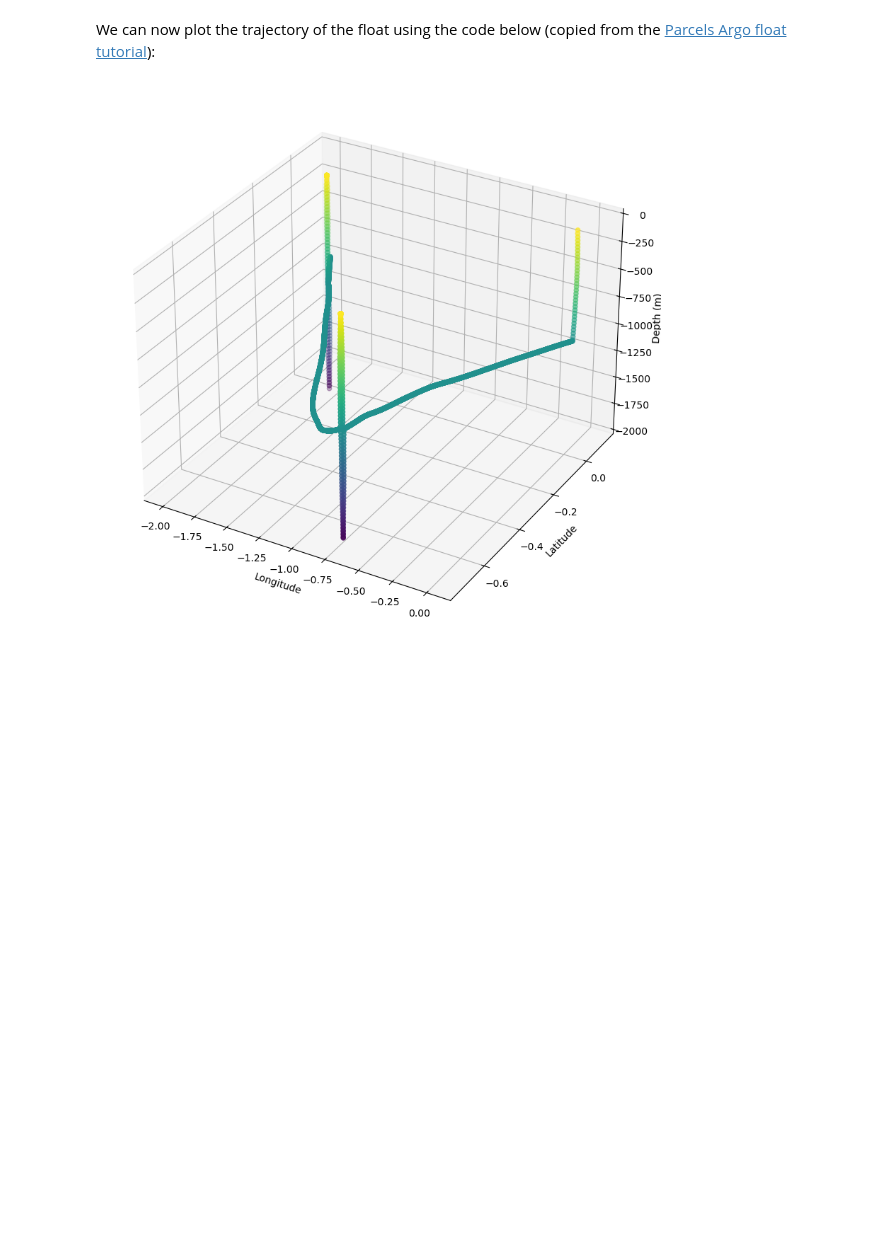
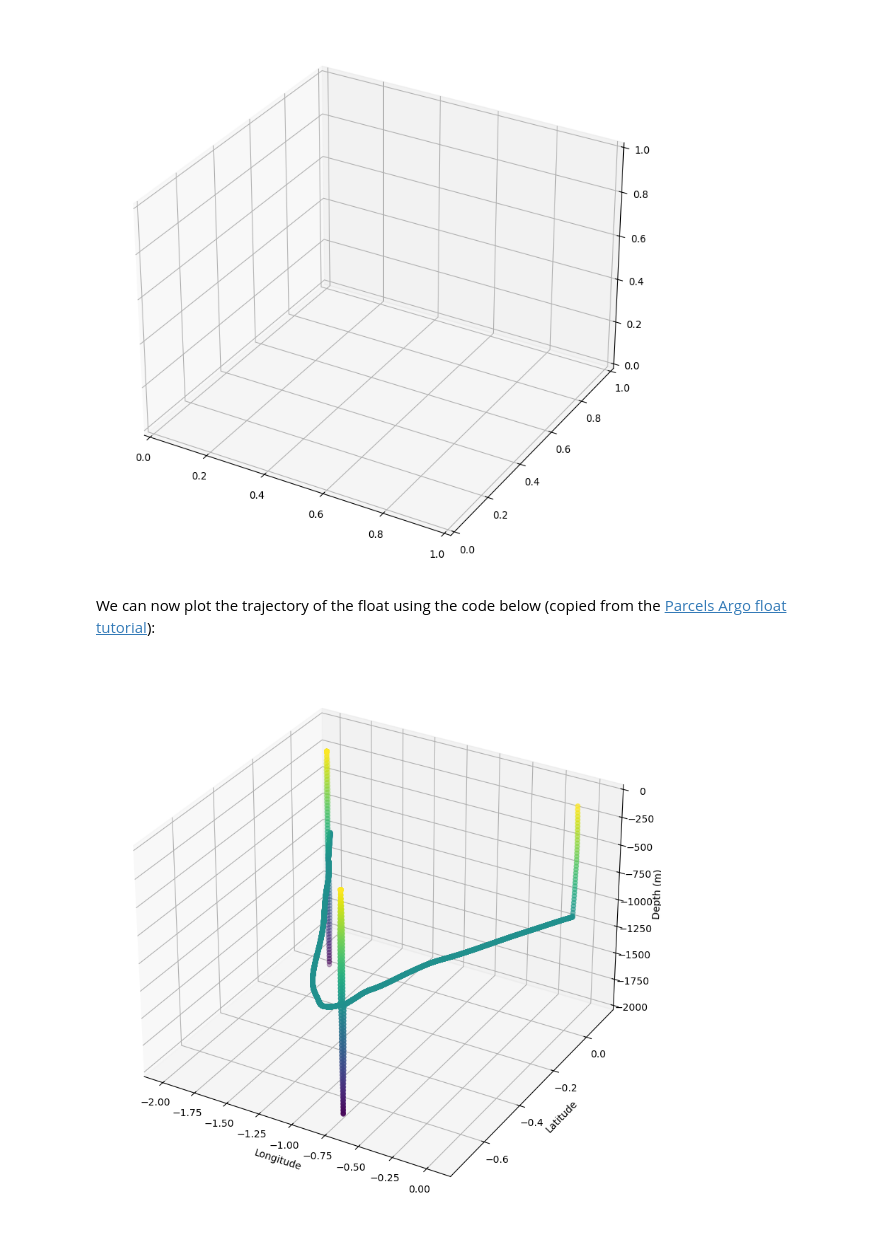
Before and after one commit to Parcels-code/virtualship, a Jupyter notebook: docs/user-guide/tutorials/Argo_data_tutorial.ipynb, the cells around one changed output. Saved outputs shown, nothing was run; the diff lists cells and outputs as text; code cells hidden in the pictures; blank space fills up the shorter version.

```diff
--- a/docs/user-guide/tutorials/Argo_data_tutorial.ipynb
+++ b/docs/user-guide/tutorials/Argo_data_tutorial.ipynb
@@ -39,3 +121,9 @@ ds = xr.open_zarr("/Users/erik/Desktop/VSC_Argo/results/argo_floats.zarr")
+# %%
+## 3D plot of trajectory and sampling temperature / salinity (user chooses)
+fig = plt.figure(figsize=(10, 10), dpi=96)
+ax = fig.add_subplot(1, 1, 1, projection="3d")
+# %% [output]
+[figure, added]
 # %% [markdown]
 We can now plot the trajectory of the float using the code below (copied from the [Parcels Argo float tutorial](https://docs.oceanparcels.org/en/latest/examples/tutorial_Argofloats.html)):
 # %%
```
Also changed, not shown: parts of 10 cells of this notebook, 3 other files.
